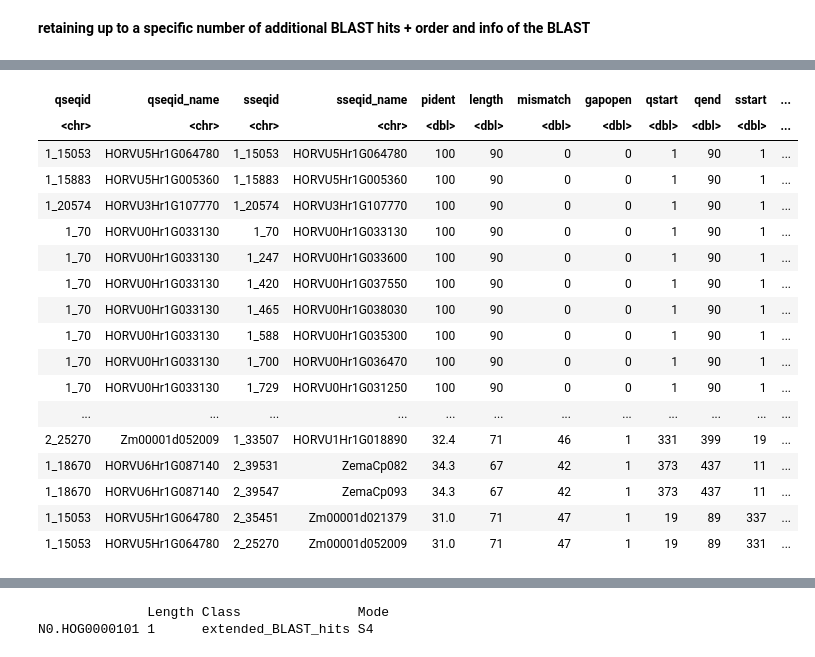
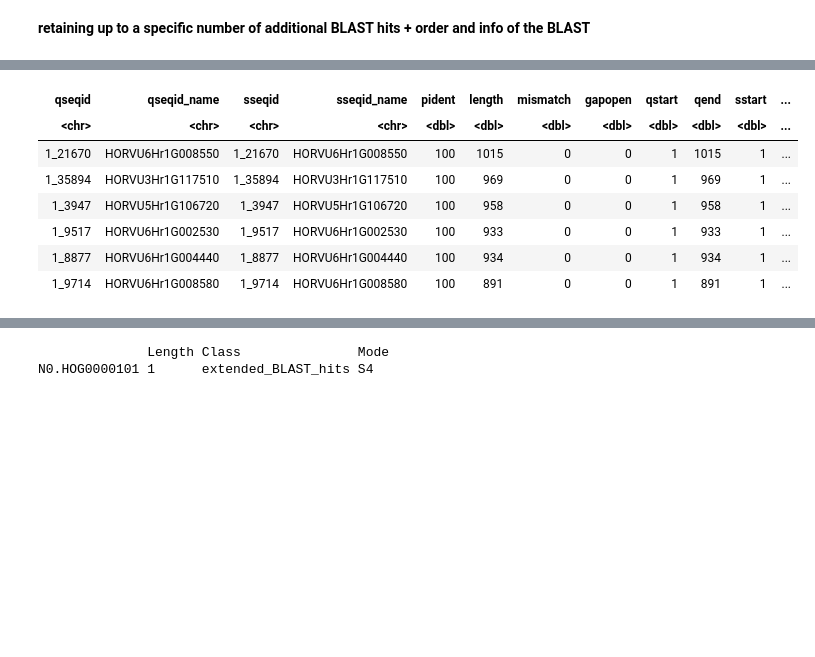
Before and after one commit to tgstoecker/A2TEA.Workflow, a Jupyter notebook: R_expansion.ipynb, the cells around one changed output, grey strips where cells are left out. Saved outputs shown, nothing was run; the diff lists cells and outputs as text; code cells hidden in the pictures; blank space fills up the shorter version.

Commit message:
fixed and optimized adding of extended blast hits

```diff
--- a/R_expansion.ipynb
+++ b/R_expansion.ipynb
@@ -498,7 +553,7 @@ length(list_qseqid)
 # %% [markdown]
 **retaining up to a specific number of additional BLAST hits + order and info of the BLAST**
 # %%
-exp_og_genes <- unlist(strsplit(ref_ph_orthogroups[ref_ph_orthogroups$HOG == expanded_HOGs$HOG[21],]$genes,
+exp_og_genes <- unlist(strsplit(ref_ph_orthogroups[ref_ph_orthogroups$HOG == expanded_HOGs$HOG[20],]$genes,
                                         split = ", "))
 
 BLAST_hits_exp_og_genes <- dplyr::filter(all_BLAST_reformatted,
@@ -507,10 +562,10 @@ BLAST_hits_exp_og_genes <- dplyr::filter(all_BLAST_reformatted,
 sorted_BLAST_hits_exp_og_genes <- arrange(BLAST_hits_exp_og_genes, evalue, -bitscore, -pident)
 
 # sorted table of all HOG genes with their extended blast hits
-sorted_BLAST_hits_exp_og_genes
+#sorted_BLAST_hits_exp_og_genes
 
 # set value to extend the BLAST hits
-add_blast_hits <- 20
+add_blast_hits <- 40
 HOG_set_extended <- length(exp_og_genes) + add_blast_hits
 
 # inside of for loop create per HOG extended gene list based on the additional blast hits
@@ -523,40 +578,78 @@ HOG_set_extended <- length(exp_og_genes) + add_blast_hits
 #    list_qseqid <- as.character(sorted_BLAST_hits_exp_og_genes$qseqid_name)
 #}
 
-list_qseqid <- as.character(unique(sorted_BLAST_hits_exp_og_genes$qseqid_name)[1:HOG_set_extended])
-list_sseqid <- as.character(unique(sorted_BLAST_hits_exp_og_genes$sseqid_name)[1:HOG_set_extended])
-list_merged <- na.omit(unique(c(list_qseqid, list_sseqid)))
+#list_qseqid <- as.character(unique(sorted_BLAST_hits_exp_og_genes$qseqid_name)[1:HOG_set_extended])
+#list_sseqid <- as.character(unique(sorted_BLAST_hits_exp_og_genes$sseqid_name)[1:HOG_set_extended])
+#list_merged <- na.omit(unique(c(list_qseqid, list_sseqid)))
 
 # ...
 # final object is called "list_merged"
 #list_qseqid
 #list_sseqid
-list_merged
+#list_merged
 
 # use tail() to access last element in vector
-tail(list_merged, n=1)
+#tail(list_merged, n=1)
 
 # get row number of last appearance of last element in ssequid column
 # in some instances not as straightforward and last hit is actually on the query side
 # then use last entry rownumber there as subset cutoff
-last <- sorted_BLAST_hits_exp_og_genes %>%
-  rowid_to_column() %>%
-  filter(
-    case_when(
-      sseqid_name != tail(list_merged, n=1) ~ qseqid_name == tail(list_merged, n=1),
-      T ~ sseqid_name == tail(list_merged, n=1)
-    )
-  ) %>%
-  tail(n=1)
+#last <- sorted_BLAST_hits_exp_og_genes %>%
+#  rowid_to_column() %>%
+#  filter(
+#    case_when(
+#      sseqid_name != tail(list_merged, n=1) ~ qseqid_name == tail(list_merged, n=1),
+#      T ~ sseqid_name == tail(list_merged, n=1)
+##    )
+#  ) %>%
+#  tail(n=1)
+#last
 
-last
 
+# get gene name of last gene to be added based on number of add_blast_hits
+all_blast_genes <- na.omit(
+       unique(
+         c(
+           rbind(
+             sorted_BLAST_hits_exp_og_genes$qseqid_name,
+             sorted_BLAST_hits_exp_og_genes$sseqid_name
+           )
+         )
+       )
+     )
+
+#length(all_blast_genes)
+
+
+#length(unique(exp_og_genes))
+#length(unique(sorted_BLAST_hits_exp_og_genes$qseqid_name))
+
+# set of all extended blast hits (based on threshold) - vector of gene names (ordered!)
+# also nice: don't need a conditional since `%>% head(n = add_blast_hits)` will work,
+# even if add_blast_hits param is > setdiff(all_blast_genes, exp_og_genes)
+extended_blast_hits_genes <- setdiff(all_blast_genes, exp_og_genes) %>% head(n = add_blast_hits)
+#length(extended_blast_hits_genes)
+
+# non redundant set of gene names of HOG + n additional blast hits as defined in the user threshold
+HOG_and_ext_blast_hits_genes <- c(exp_og_genes, extended_blast_hits_genes)
+length(HOG_and_ext_blast_hits_genes)
+
+#create subset of sorted_BLAST_hits_exp_og_genes table in which only:
+# exp_og_genes & extended_blast_hits_genes are allowed to appear
+# this way we have cutoff for the nth best blast hit/gene but also keep all secondary hits
+HOG_and_ext_blast_hits_table <- sorted_BLAST_hits_exp_og_genes %>%
+                                        filter(qseqid_name %in% HOG_and_ext_blast_hits_genes) %>%
+                                        filter(sseqid_name %in% HOG_and_ext_blast_hits_genes)
+
+head(HOG_and_ext_blast_hits_table)
 
 # create a subset of the "sorted_BLAST_hits_exp_og_genes" dataframe based on the final extended gene list
 # take last gene of extended set, search sseqid until last appearance and cut dataframe there?..
 # just keep all vs all information - additonal filtering as part of the WebApp
-subset_sorted_BLAST_hits_exp_og_genes <- sorted_BLAST_hits_exp_og_genes[1:last$rowid,]
-subset_sorted_BLAST_hits_exp_og_genes
+#subset_sorted_BLAST_hits_exp_og_genes <- sorted_BLAST_hits_exp_og_genes[1:last$rowid,]
+#subset_sorted_BLAST_hits_exp_og_genes
+
+
 
 # finally create object per HOG which stores the BLAST information
 # object@name_of_HOG <- prev. subsetted tibble of BLAST hits
@@ -565,18 +659,8 @@ A tibble: 1123 × 14
 | qseqid | qseqid_name | sseqid | sseqid_name | pident | length | mismatch | gapopen | qstart | qend | sstart | ... |
 | <chr> | <chr> | <chr> | <chr> | <dbl> | <dbl> | <dbl> | <dbl> | <dbl> | <dbl> | <dbl> | ... |
-| 1_15053 | HORVU5Hr1G064780 | 1_15053 | HORVU5Hr1G064780 | 100 | 90 | 0 | 0 | 1 | 90 | 1 | ... |
-| 1_15883 | HORVU5Hr1G005360 | 1_15883 | HORVU5Hr1G005360 | 100 | 90 | 0 | 0 | 1 | 90 | 1 | ... |
-| 1_20574 | HORVU3Hr1G107770 | 1_20574 | HORVU3Hr1G107770 | 100 | 90 | 0 | 0 | 1 | 90 | 1 | ... |
-| 1_70 | HORVU0Hr1G033130 | 1_70 | HORVU0Hr1G033130 | 100 | 90 | 0 | 0 | 1 | 90 | 1 | ... |
-| 1_70 | HORVU0Hr1G033130 | 1_247 | HORVU0Hr1G033600 | 100 | 90 | 0 | 0 | 1 | 90 | 1 | ... |
-| 1_70 | HORVU0Hr1G033130 | 1_420 | HORVU0Hr1G037550 | 100 | 90 | 0 | 0 | 1 | 90 | 1 | ... |
-| 1_70 | HORVU0Hr1G033130 | 1_465 | HORVU0Hr1G038030 | 100 | 90 | 0 | 0 | 1 | 90 | 1 | ... |
-| 1_70 | HORVU0Hr1G033130 | 1_588 | HORVU0Hr1G035300 | 100 | 90 | 0 | 0 | 1 | 90 | 1 | ... |
-| 1_70 | HORVU0Hr1G033130 | 1_700 | HORVU0Hr1G036470 | 100 | 90 | 0 | 0 | 1 | 90 | 1 | ... |
-| 1_70 | HORVU0Hr1G033130 | 1_729 | HORVU0Hr1G031250 | 100 | 90 | 0 | 0 | 1 | 90 | 1 | ... |
-| ... | ... | ... | ... | ... | ... | ... | ... | ... | ... | ... | ... |
-| 2_25270 | Zm00001d052009 | 1_33507 | HORVU1Hr1G018890 | 32.4 | 71 | 46 | 1 | 331 | 399 | 19 | ... |
-| 1_18670 | HORVU6Hr1G087140 | 2_39531 | ZemaCp082 | 34.3 | 67 | 42 | 1 | 373 | 437 | 11 | ... |
-| 1_18670 | HORVU6Hr1G087140 | 2_39547 | ZemaCp093 | 34.3 | 67 | 42 | 1 | 373 | 437 | 11 | ... |
-| 1_15053 | HORVU5Hr1G064780 | 2_35451 | Zm00001d021379 | 31.0 | 71 | 47 | 1 | 19 | 89 | 337 | ... |
-| 1_15053 | HORVU5Hr1G064780 | 2_25270 | Zm00001d052009 | 31.0 | 71 | 47 | 1 | 19 | 89 | 331 | ... |
+| 1_21670 | HORVU6Hr1G008550 | 1_21670 | HORVU6Hr1G008550 | 100 | 1015 | 0 | 0 | 1 | 1015 | 1 | ... |
+| 1_35894 | HORVU3Hr1G117510 | 1_35894 | HORVU3Hr1G117510 | 100 | 969 | 0 | 0 | 1 | 969 | 1 | ... |
+| 1_3947 | HORVU5Hr1G106720 | 1_3947 | HORVU5Hr1G106720 | 100 | 958 | 0 | 0 | 1 | 958 | 1 | ... |
+| 1_9517 | HORVU6Hr1G002530 | 1_9517 | HORVU6Hr1G002530 | 100 | 933 | 0 | 0 | 1 | 933 | 1 | ... |
+| 1_8877 | HORVU6Hr1G004440 | 1_8877 | HORVU6Hr1G004440 | 100 | 934 | 0 | 0 | 1 | 934 | 1 | ... |
+| 1_9714 | HORVU6Hr1G008580 | 1_9714 | HORVU6Hr1G008580 | 100 | 891 | 0 | 0 | 1 | 891 | 1 | ... |
```
Also changed, not shown: parts of 13 cells of this notebook, 3 other files.
